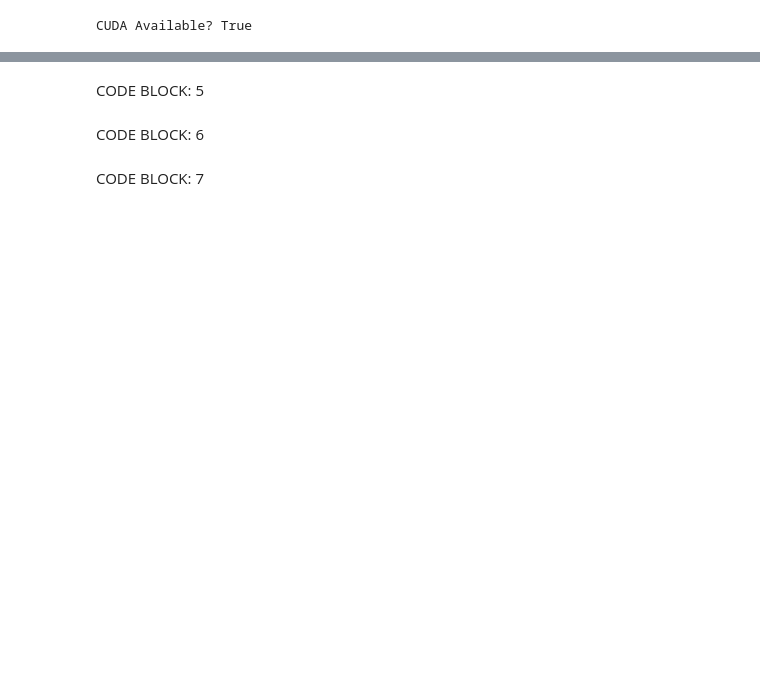
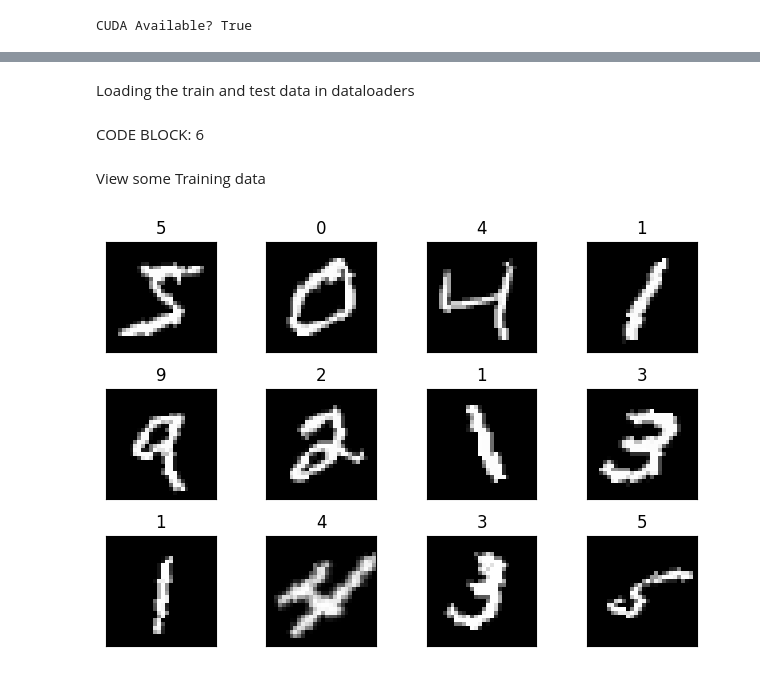
Before and after one commit to NSR9/Extensive-Reimagined-AI, a Jupyter notebook: Session-4/S5.ipynb, the cells around one changed output, grey strips where cells are left out. Cells and saved outputs as stored; diff of their text form; code cells hidden in the pictures; blank space fills up the shorter version.

```diff
--- a/Session-4/S5.ipynb
+++ b/Session-4/S5.ipynb
@@ -35,14 +65,16 @@ CODE BLOCK: 3
 # %%
 data_transforms = dataprocessor.define_data_transforms()
 train_data, test_data = dataprocessor.download_dataset(dataset_name="MNIST", data_transforms=data_transforms)
-# %% [markdown]
-CODE BLOCK: 5
+# %% [markdown]
+Loading the train and test data in dataloaders
 # %%
 batch_size = 512
 train_loader, test_loader = dataprocessor.define_data_loaders(batch_size, train_data, test_data)
 # %% [markdown]
 CODE BLOCK: 6
+# %% [markdown]
+View some Training data
 # %%
-dataprocessor.plot_train_data(train_loader)
+dataviewer.plot_train_data(train_loader)
+# %% [output]
+[figure, added]
-# %% [markdown]
-CODE BLOCK: 7
```
Also changed, not shown: parts of 23 cells of this notebook, 2 other files.
